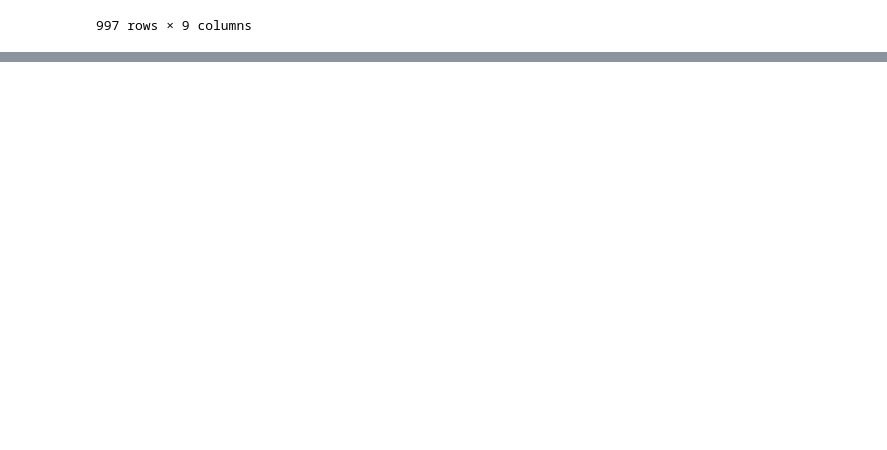
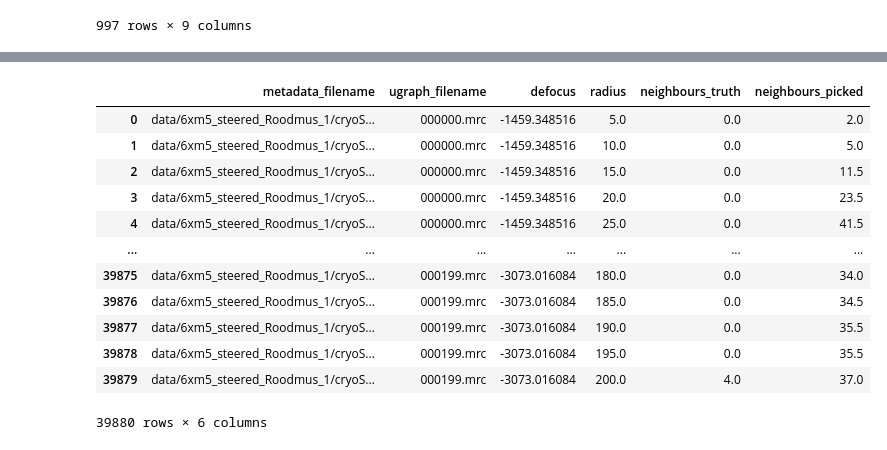
Before and after one commit to ccpem/roodmus, a Jupyter notebook: analysis.ipynb, the cells around one changed output, grey strips where cells are left out. Drawn from its saved outputs; the diff is of its cells as text; code cells hidden in the pictures; blank space fills up the shorter version.

```diff
--- a/analysis.ipynb
+++ b/analysis.ipynb
@@ -301,0 +274,17 @@ fig.tight_layout()
+# %%
+df_overlap = analysis_picking.compute_overlap(df_picked, df_truth, verbose=verbose)
+df_overlap
+# %% [output]
+|  | metadata_filename | ugraph_filename | defocus | radius | neighbours_truth | neighbours_picked |
+| 0 | data/6xm5_steered_Roodmus_1/cryoS... | 000000.mrc | -1459.348516 | 5.0 | 0.0 | 2.0 |
+| 1 | data/6xm5_steered_Roodmus_1/cryoS... | 000000.mrc | -1459.348516 | 10.0 | 0.0 | 5.0 |
+| 2 | data/6xm5_steered_Roodmus_1/cryoS... | 000000.mrc | -1459.348516 | 15.0 | 0.0 | 11.5 |
+| 3 | data/6xm5_steered_Roodmus_1/cryoS... | 000000.mrc | -1459.348516 | 20.0 | 0.0 | 23.5 |
+| 4 | data/6xm5_steered_Roodmus_1/cryoS... | 000000.mrc | -1459.348516 | 25.0 | 0.0 | 41.5 |
+| ... | ... | ... | ... | ... | ... | ... |
+| 39875 | data/6xm5_steered_Roodmus_1/cryoS... | 000199.mrc | -3073.016084 | 180.0 | 0.0 | 34.0 |
+| 39876 | data/6xm5_steered_Roodmus_1/cryoS... | 000199.mrc | -3073.016084 | 185.0 | 0.0 | 34.5 |
+| 39877 | data/6xm5_steered_Roodmus_1/cryoS... | 000199.mrc | -3073.016084 | 190.0 | 0.0 | 35.5 |
+| 39878 | data/6xm5_steered_Roodmus_1/cryoS... | 000199.mrc | -3073.016084 | 195.0 | 0.0 | 35.5 |
+| 39879 | data/6xm5_steered_Roodmus_1/cryoS... | 000199.mrc | -3073.016084 | 200.0 | 4.0 | 37.0 |
+39880 rows × 6 columns
```
Also changed, not shown: parts of 15 cells of this notebook, 4 other files.
